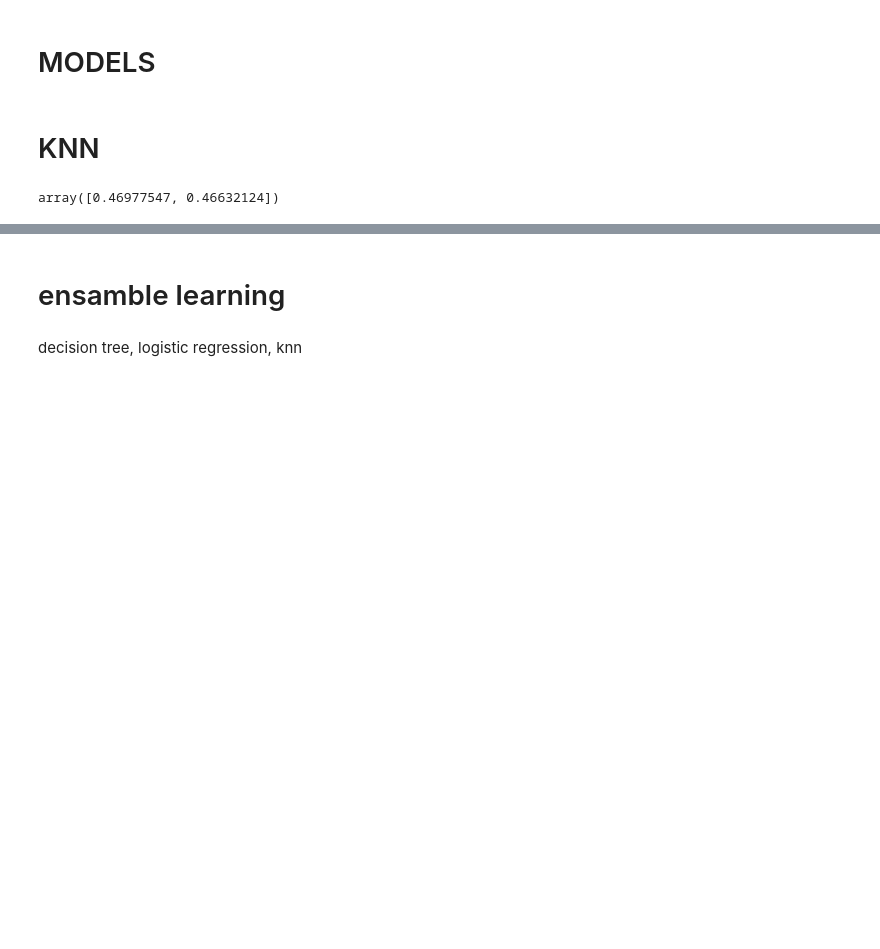
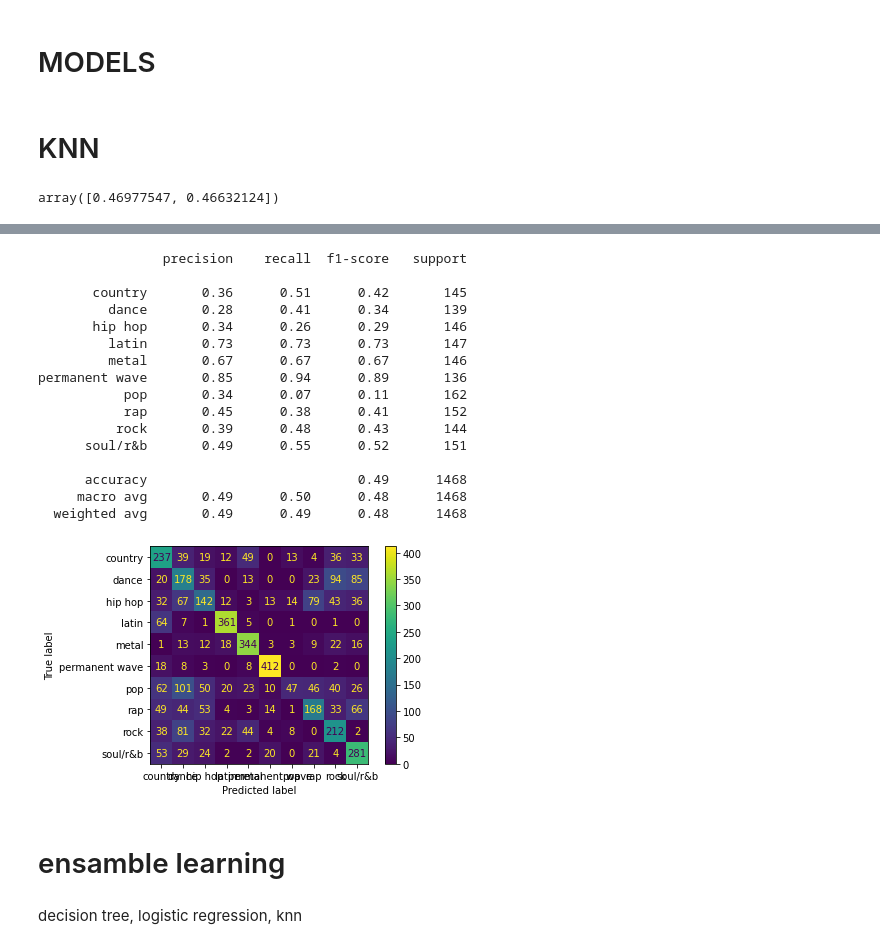
Before and after one commit to BabyBlue555/firstYear_semB_project, a Jupyter notebook: genre_classification.ipynb, the cells around one changed output, grey strips where cells are left out. Drawn from its saved outputs; the diff is of its cells as text; code cells hidden in the pictures; blank space fills up the shorter version.

```diff
--- a/genre_classification.ipynb
+++ b/genre_classification.ipynb
@@ -1737,0 +1773,7 @@ log_model_sm.score(X_train_reduced, y_sm_train)
+# %%
+# define model
+
+dt_model_sm = DecisionTreeClassifier(max_depth = 5,random_state=42,ccp_alpha=0.0001).fit(X_train_reduced, y_sm_train)
+# evaluate pipeline
+# cv = RepeatedStratifiedKFold(n_splits=10, n_repeats=3, random_state=42)
+scores = cross_val_score(dt_model_sm,X_train_reduced, y_sm_train, scoring='accuracy', cv=5, n_jobs=1)
@@ -1738,3 +1796,27 @@ log_model_sm.score(X_train_reduced, y_sm_train)
+# %%
+y_pred_dt = dt_model_sm.predict(X_test_reduced)
+plot_confusion_matrix(dt_model_sm,X_train_reduced,y_sm_train)
+
+print(classification_report(y_sm_test,y_pred_dt))
+# metrics.accuracy_score(Y_test, y_predictknn)
+# %% [output]
+                precision    recall  f1-score   support
+
+       country       0.36      0.51      0.42       145
+         dance       0.28      0.41      0.34       139
+       hip hop       0.34      0.26      0.29       146
+         latin       0.73      0.73      0.73       147
+         metal       0.67      0.67      0.67       146
+permanent wave       0.85      0.94      0.89       136
+           pop       0.34      0.07      0.11       162
+           rap       0.45      0.38      0.41       152
+          rock       0.39      0.48      0.43       144
+      soul/r&b       0.49      0.55      0.52       151
+
+      accuracy                           0.49      1468
+     macro avg       0.49      0.50      0.48      1468
+  weighted avg       0.49      0.49      0.48      1468
+[figure, added]
 # %% [markdown]
 # ensamble learning
 # %% [markdown]
```
Also changed, not shown: parts of 72 cells of this notebook.
